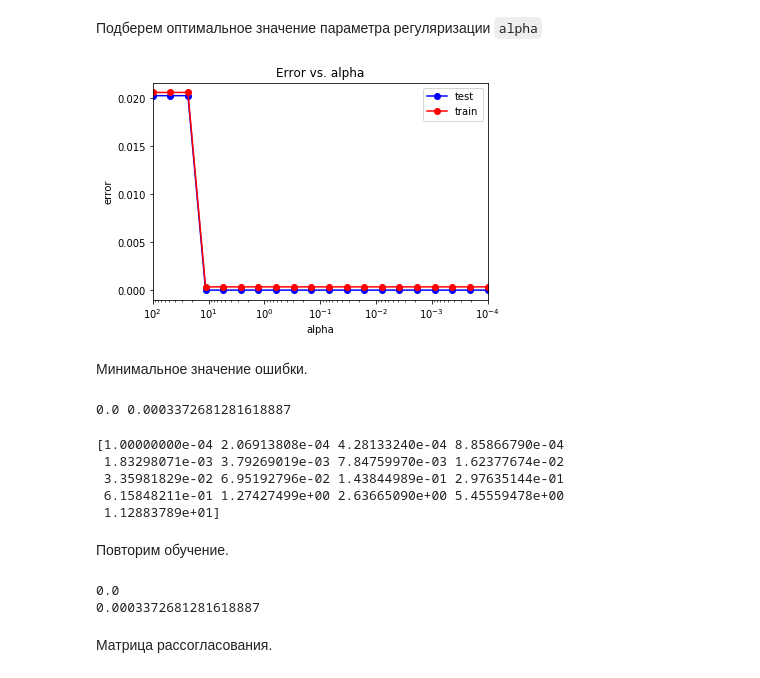
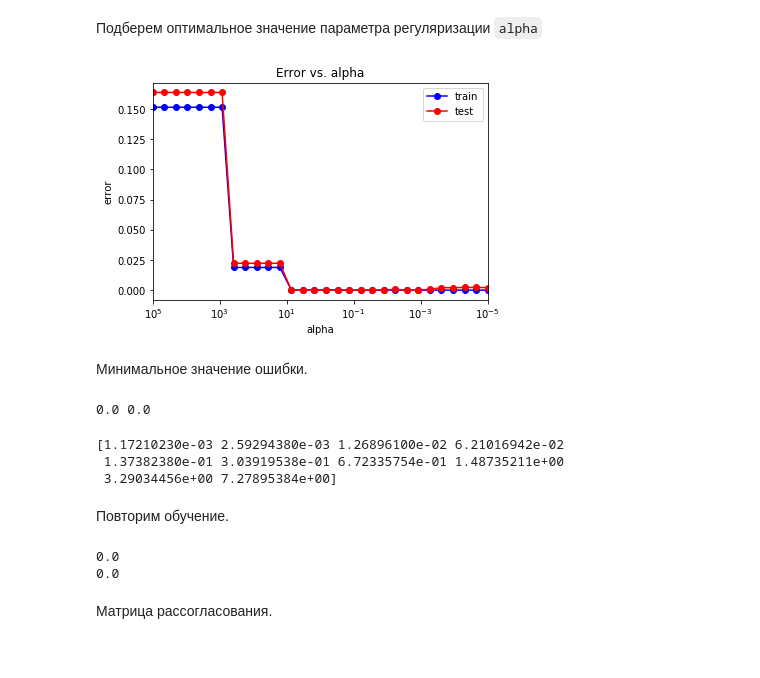
Before and after one commit to NovozhilovaA/Machine_Learning_Building_Permits, a Jupyter notebook: Building_Permits_with_neural_network.ipynb, the cells around one changed output. Drawn from its saved outputs; the diff is of its cells as text; code cells hidden in the pictures.

```diff
--- a/Building_Permits_with_neural_network.ipynb
+++ b/Building_Permits_with_neural_network.ipynb
@@ -593,7 +593,7 @@ pandas.core.series.Series
 Разобьем данные на 2 части: тестовую и обучающую, в соотношении 30% и 70%
 # %%
 from sklearn.model_selection import train_test_split
-X_train, X_test, y_train, y_test = train_test_split(X, y, test_size = 0.3, random_state = 42)
+X_train, X_test, y_train, y_test = train_test_split(X, y, test_size = 0.45, random_state = 25)
 
 N_train, _ = X_train.shape
 N_test,  _ = X_test.shape
@@ -612,8 +617,8 @@ y_test = y_test.astype('int')
 Обучаем классификатор.
 # %%
 from sklearn.neural_network import MLPClassifier
-mlp_model = MLPClassifier(hidden_layer_sizes = (100,), solver = 'lbfgs',
-                          activation = 'logistic', random_state = 42)
+mlp_model = MLPClassifier(hidden_layer_sizes = (50,), solver = 'lbfgs',
+                          activation = 'logistic', random_state = 15)
 mlp_model.fit(X_train, y_train)
 # %% [output]
 MLPClassifier(activation='logistic', alpha=0.0001, batch_size='auto',
@@ -647,12 +652,12 @@ print(alpha_arr)
 # %% [markdown]
 Подберем оптимальное значение параметра регуляризации `alpha`
 # %%
-alpha_arr = np.logspace(-4, 2, 20)
+alpha_arr = np.logspace(-5, 5, 30)
 test_err = []
 train_err = []
 for alpha in alpha_arr:
-    mlp_model = MLPClassifier(alpha = alpha, hidden_layer_sizes = (100,),
-                              solver = 'lbfgs', activation = 'logistic', random_state = 42)
+    mlp_model = MLPClassifier(alpha = alpha, hidden_layer_sizes = (50,),
+                              solver = 'lbfgs', activation = 'logistic', random_state = 15)
     mlp_model.fit(X_train, y_train)
 
     y_train_pred = mlp_model.predict(X_train)
@@ -660,16 +665,16 @@ for alpha in alpha_arr:
     train_err.append(np.mean(y_train != y_train_pred))
     test_err.append(np.mean(y_test != y_test_pred))
 # %%
-plt.semilogx(alpha_arr, train_err, 'b-o', label = 'test')
-plt.semilogx(alpha_arr, test_err, 'r-o', label = 'train')
+plt.semilogx(alpha_arr, train_err, 'b-o', label = 'train')
+plt.semilogx(alpha_arr, test_err, 'r-o', label = 'test')
 plt.xlim([np.max(alpha_arr), np.min(alpha_arr)])
 plt.title('Error vs. alpha')
 plt.xlabel('alpha')
 plt.ylabel('error')
 plt.legend()
 pass
 # %% [output]
-[figure, old version]
+[figure, new version]
 # %% [markdown]
 Минимальное значение ошибки.
 # %%
@@ -677,23 +682,21 @@ min_train_err = np.min(train_err)
 min_test_err = np.min(test_err)
 print(min_train_err, min_test_err)
 # %% [output]
-0.0 0.0003372681281618887
+0.0 0.0
 # %%
 alpha_opt = alpha_arr[test_err == min_test_err]
 print(alpha_opt)
 # %% [output]
-[1.00000000e-04 2.06913808e-04 4.28133240e-04 8.85866790e-04
- 1.83298071e-03 3.79269019e-03 7.84759970e-03 1.62377674e-02
- 3.35981829e-02 6.95192796e-02 1.43844989e-01 2.97635144e-01
- 6.15848211e-01 1.27427499e+00 2.63665090e+00 5.45559478e+00
- 1.12883789e+01]
+[1.17210230e-03 2.59294380e-03 1.26896100e-02 6.21016942e-02
+ 1.37382380e-01 3.03919538e-01 6.72335754e-01 1.48735211e+00
+ 3.29034456e+00 7.27895384e+00]
 # %%
 alpha_opt = alpha_opt[0]
 # %% [markdown]
 Повторим обучение.
 # %%
-mlp_model = MLPClassifier(alpha = alpha_opt, hidden_layer_sizes = (100,),
-                          solver = 'lbfgs', activation = 'logistic', random_state = 42)
+mlp_model = MLPClassifier(alpha = alpha_opt, hidden_layer_sizes = (50,),
+                          solver = 'lbfgs', activation = 'logistic', random_state = 15)
 mlp_model.fit(X_train, y_train)
 
 y_train_pred = mlp_model.predict(X_train)
@@ -702,7 +705,7 @@ print(np.mean(y_train != y_train_pred))
 print(np.mean(y_test != y_test_pred))
 # %% [output]
 0.0
-0.0003372681281618887
+0.0
 # %% [markdown]
 Матрица рассогласования.
 # %%
```
Also changed, not shown: parts of 39 cells of this notebook.
